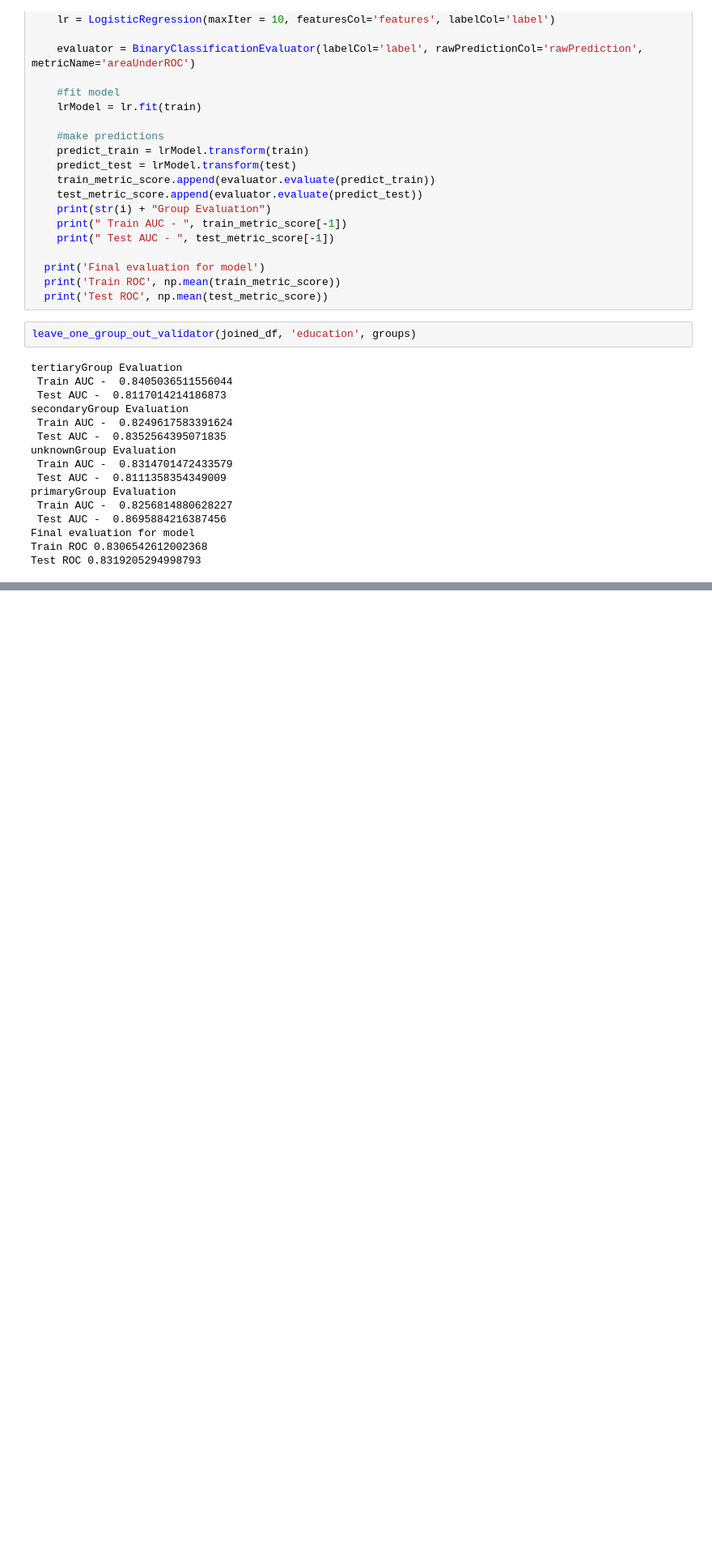
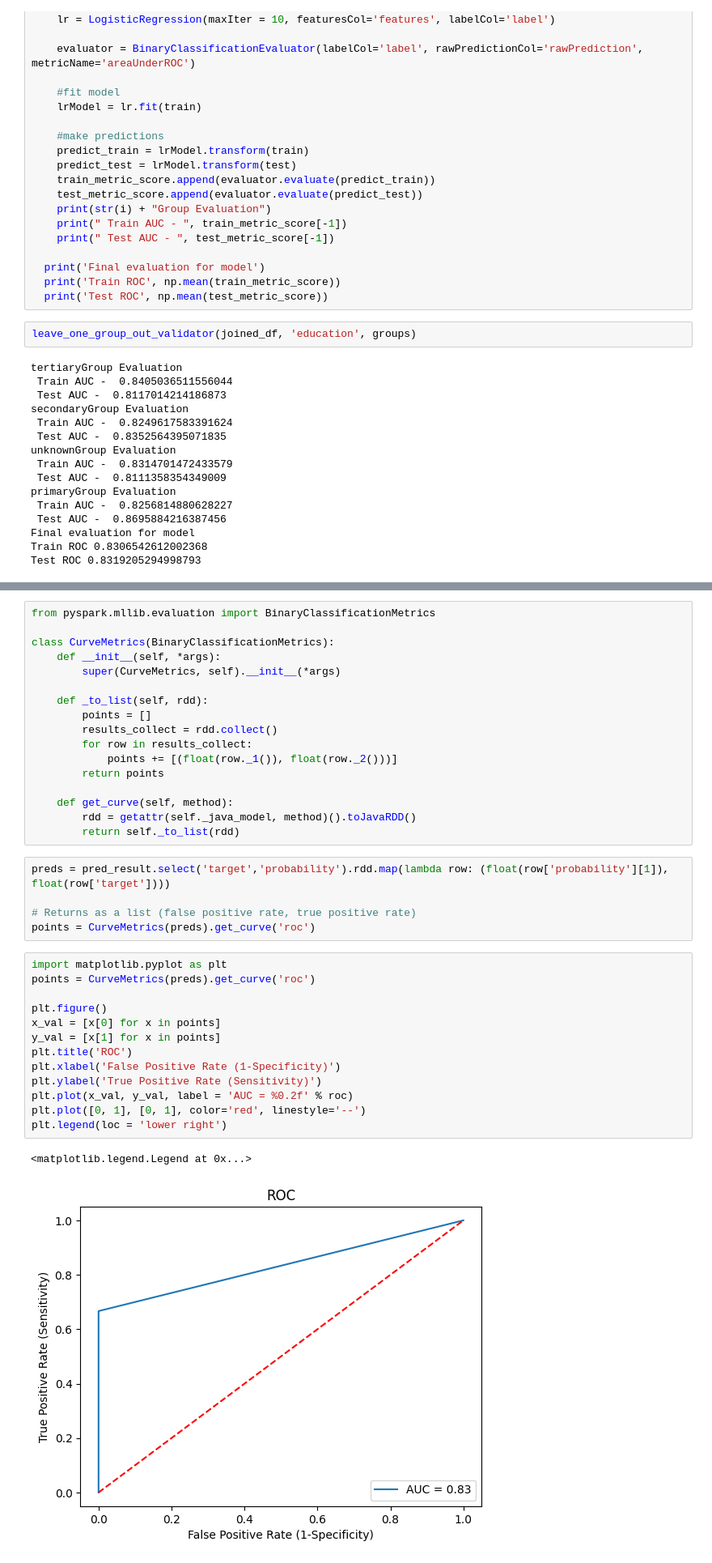
Before and after one commit to ankesh86/PySparkNotebooks, a Jupyter notebook: ModelEvaluation.ipynb, the cells around one changed output, grey strips where cells are left out. Shown at 81% size. Drawn from its saved outputs; the diff is of its cells as text; blank space fills up the shorter version.

```diff
--- a/ModelEvaluation.ipynb
+++ b/ModelEvaluation.ipynb
@@ -250,0 +520,38 @@ Test ROC 0.8319205294998793
+# %%
+from pyspark.mllib.evaluation import BinaryClassificationMetrics
+
+class CurveMetrics(BinaryClassificationMetrics):
+    def __init__(self, *args):
+        super(CurveMetrics, self).__init__(*args)
+
+    def _to_list(self, rdd):
+        points = []
+        results_collect = rdd.collect()
+        for row in results_collect:
+            points += [(float(row._1()), float(row._2()))]
+        return points
+
+    def get_curve(self, method):
+        rdd = getattr(self._java_model, method)().toJavaRDD()
+        return self._to_list(rdd)
+# %%
+preds = pred_result.select('target','probability').rdd.map(lambda row: (float(row['probability'][1]), float(row['target'])))
+
+# Returns as a list (false positive rate, true positive rate)
+points = CurveMetrics(preds).get_curve('roc')
+# %%
+import matplotlib.pyplot as plt
+points = CurveMetrics(preds).get_curve('roc')
+
+plt.figure()
+x_val = [x[0] for x in points]
+y_val = [x[1] for x in points]
+plt.title('ROC')
+plt.xlabel('False Positive Rate (1-Specificity)')
+plt.ylabel('True Positive Rate (Sensitivity)')
+plt.plot(x_val, y_val, label = 'AUC = %0.2f' % roc)
+plt.plot([0, 1], [0, 1], color='red', linestyle='--')
+plt.legend(loc = 'lower right')
+# %% [output]
+<matplotlib.legend.Legend at 0x...>
+[figure, added]
```
Also changed, not shown: parts of 50 cells of this notebook.
